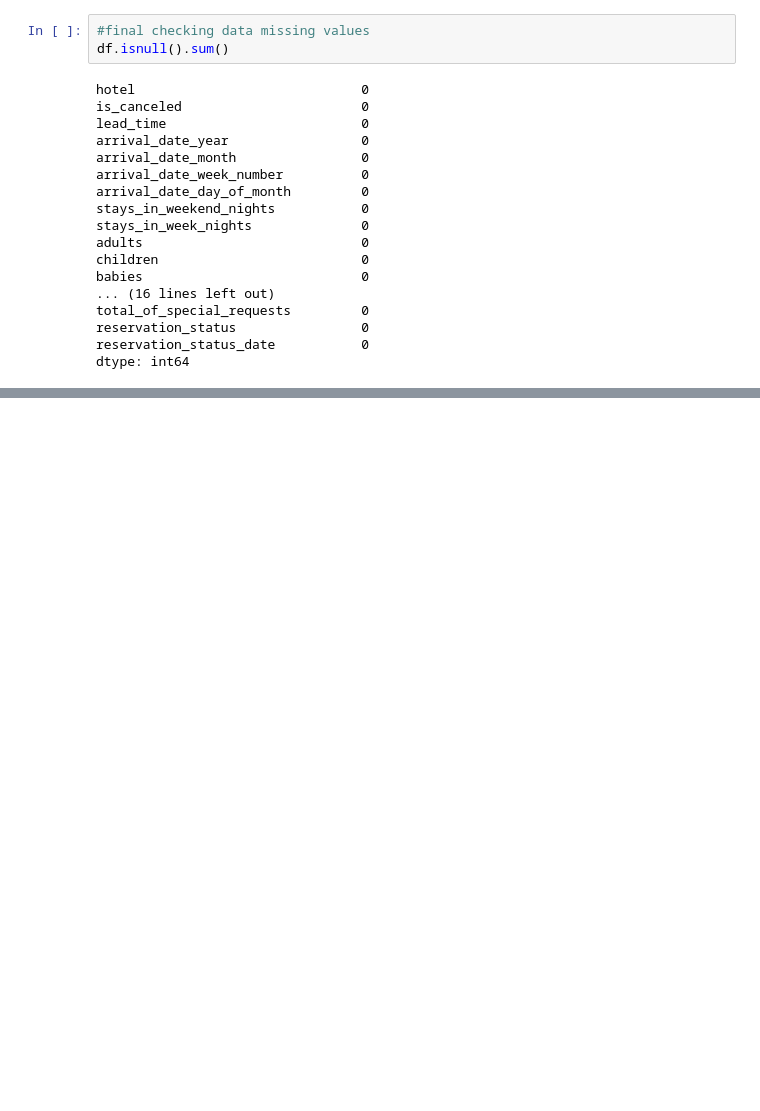
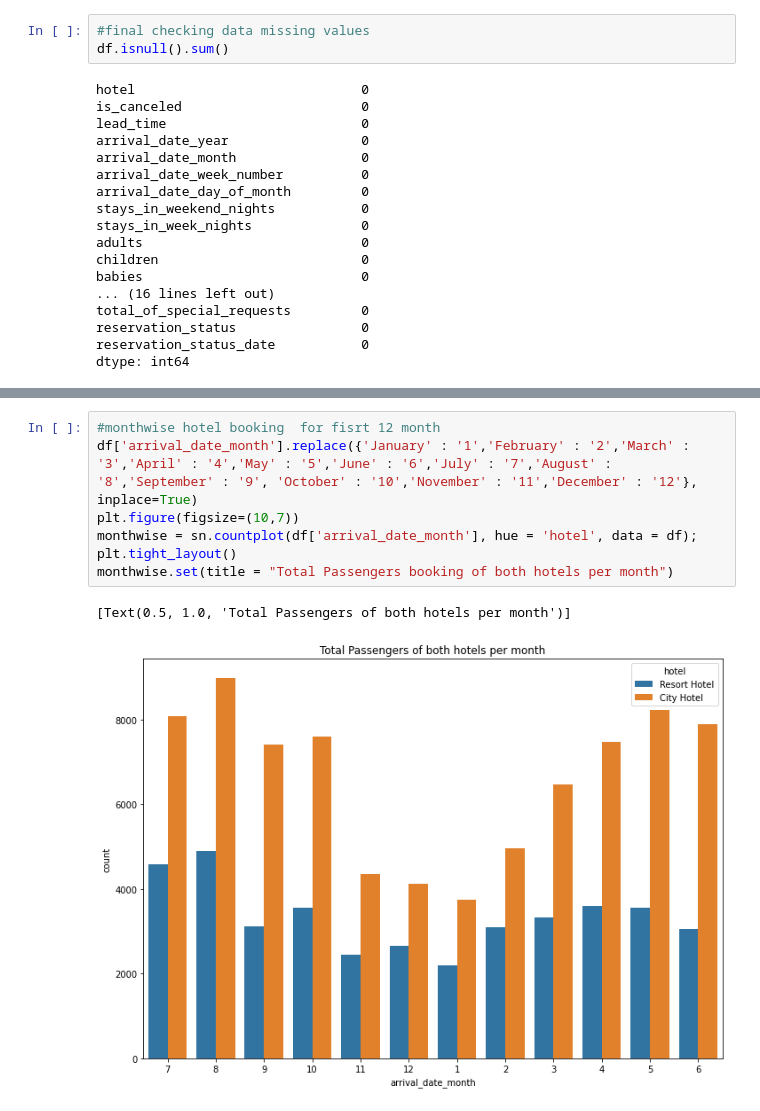
Before and after one commit to AjaharDaroga/EDA_CAPSTONE_PROJECT, a Jupyter notebook: Hotel_Booking_Analysis_Capstone_Project.ipynb, the cells around one changed output, grey strips where cells are left out. Drawn from its saved outputs; the diff is of its cells as text; blank space fills up the shorter version.

```diff
--- a/Hotel_Booking_Analysis_Capstone_Project.ipynb
+++ b/Hotel_Booking_Analysis_Capstone_Project.ipynb
@@ -170,0 +212,10 @@ df.describe()
+# %%
+#monthwise hotel booking  for fisrt 12 month
+df['arrival_date_month'].replace({'January' : '1','February' : '2','March' : '3','April' : '4','May' : '5','June' : '6','July' : '7','August' : '8','September' : '9', 'October' : '10','November' : '11','December' : '12'}, inplace=True)
+plt.figure(figsize=(10,7))
+monthwise = sn.countplot(df['arrival_date_month'], hue = 'hotel', data = df);
+plt.tight_layout()
+monthwise.set(title = "Total Passengers booking of both hotels per month")
+# %% [output]
+[Text(0.5, 1.0, 'Total Passengers of both hotels per month')]
+[figure, added]
```
Also changed, not shown: parts of 10 cells of this notebook.
